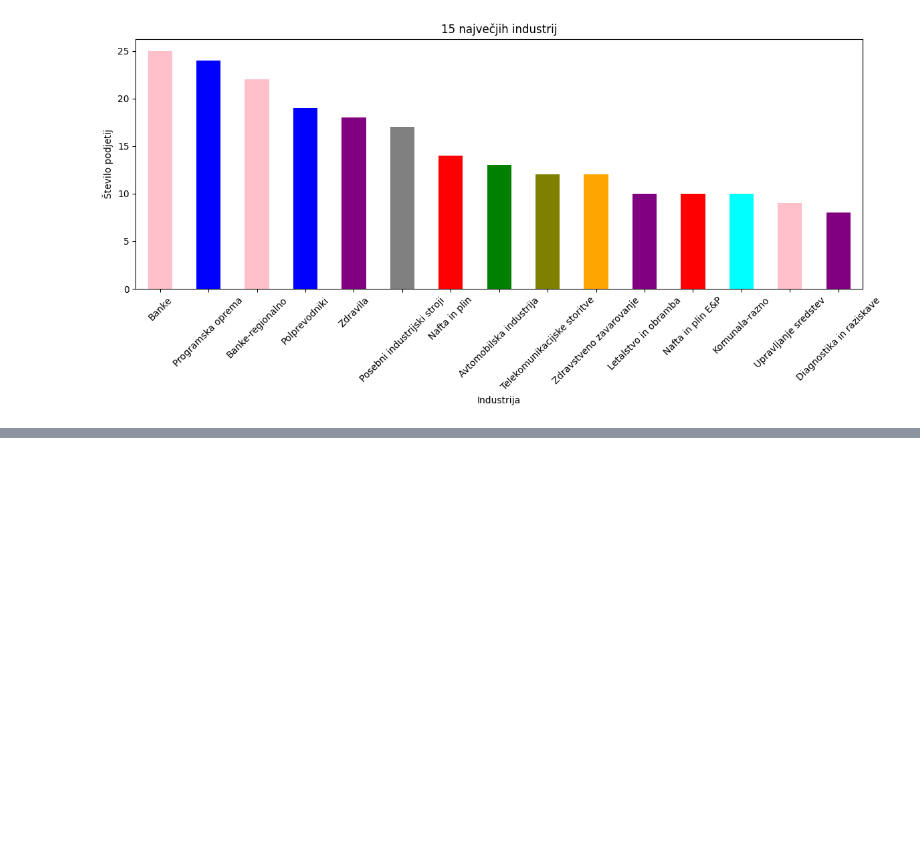
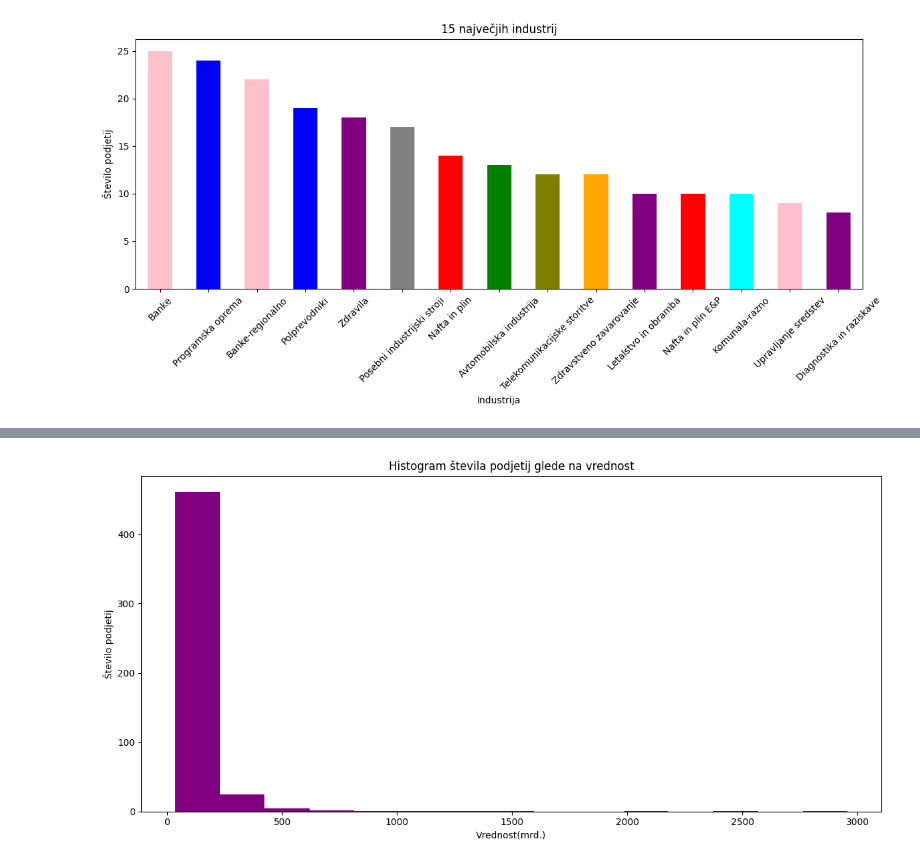
Before and after one commit to MaksRozman7/ProjektnaNaloga, a Jupyter notebook: predstavitev.ipynb, the cells around one changed output, grey strips where cells are left out. Drawn from its saved outputs; the diff is of its cells as text; code cells hidden in the pictures; blank space fills up the shorter version.

```diff
--- a/predstavitev.ipynb
+++ b/predstavitev.ipynb
@@ -136,0 +159,10 @@ plt.show()
+# %%
+plt.figure(figsize=(12, 6))
+plt.hist(podjetja['vrednost'], bins=15, color=["purple"])
+plt.title("Histogram števila podjetij glede na vrednost")
+plt.xlabel("Vrednost(mrd.)")
+plt.ylabel("Število podjetij")
+plt.tight_layout()
+plt.show()
+# %% [output]
+[figure, added]
```
Also changed, not shown: parts of 4 cells of this notebook, 2 other files.
